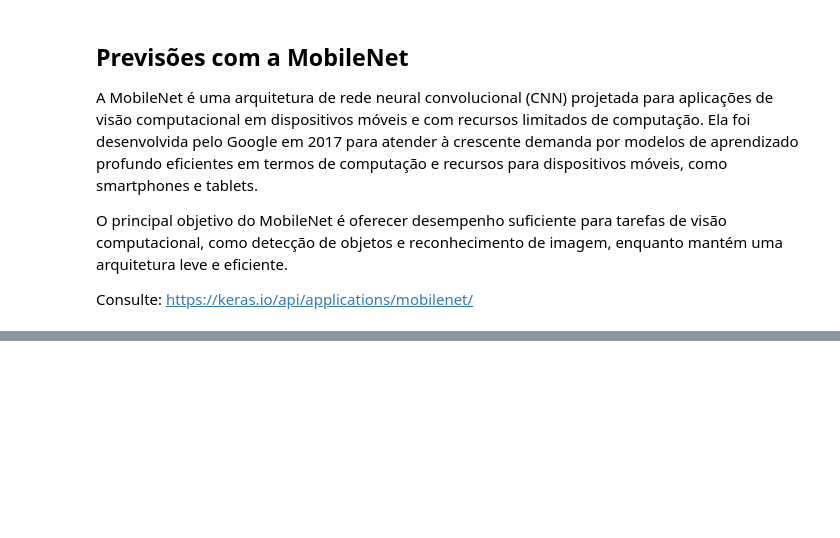
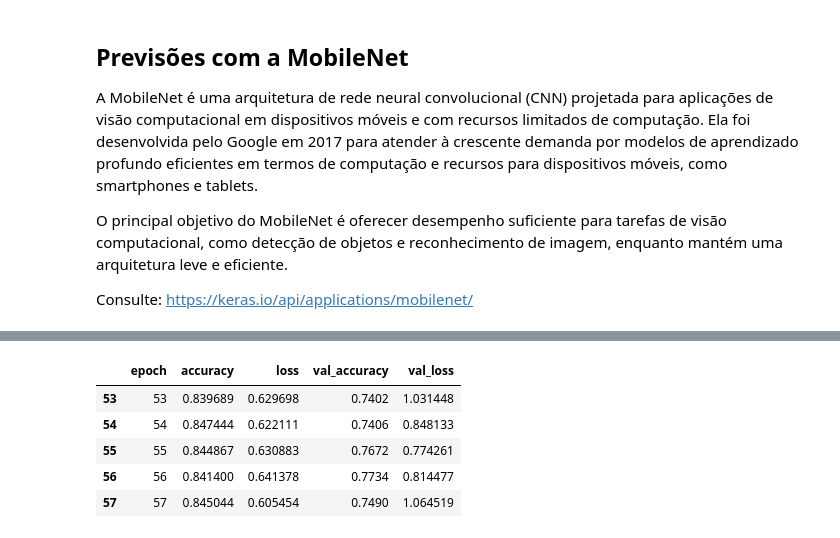
Before and after one commit to AurelioAquino92/ia-aplicada-uea, a Jupyter notebook: cifar10/iaa_2024_problema5.ipynb, the cells around one changed output, grey strips where cells are left out. Saved outputs shown, nothing was run; the diff lists cells and outputs as text; code cells hidden in the pictures; blank space fills up the shorter version.

```diff
--- a/cifar10/iaa_2024_problema5.ipynb
+++ b/cifar10/iaa_2024_problema5.ipynb
@@ -239,0 +228,12 @@ Consulte: https://keras.io/api/applications/mobilenet/
+# %%
+import pandas as pd
+
+df = pd.read_csv('log-mobile.csv')
+df.tail()
+# %% [output]
+|  | epoch | accuracy | loss | val_accuracy | val_loss |
+| 53 | 53 | 0.839689 | 0.629698 | 0.7402 | 1.031448 |
+| 54 | 54 | 0.847444 | 0.622111 | 0.7406 | 0.848133 |
+| 55 | 55 | 0.844867 | 0.630883 | 0.7672 | 0.774261 |
+| 56 | 56 | 0.841400 | 0.641378 | 0.7734 | 0.814477 |
+| 57 | 57 | 0.845044 | 0.605454 | 0.7490 | 1.064519 |
```
Also changed, not shown: parts of 29 cells of this notebook, 6 other files.
